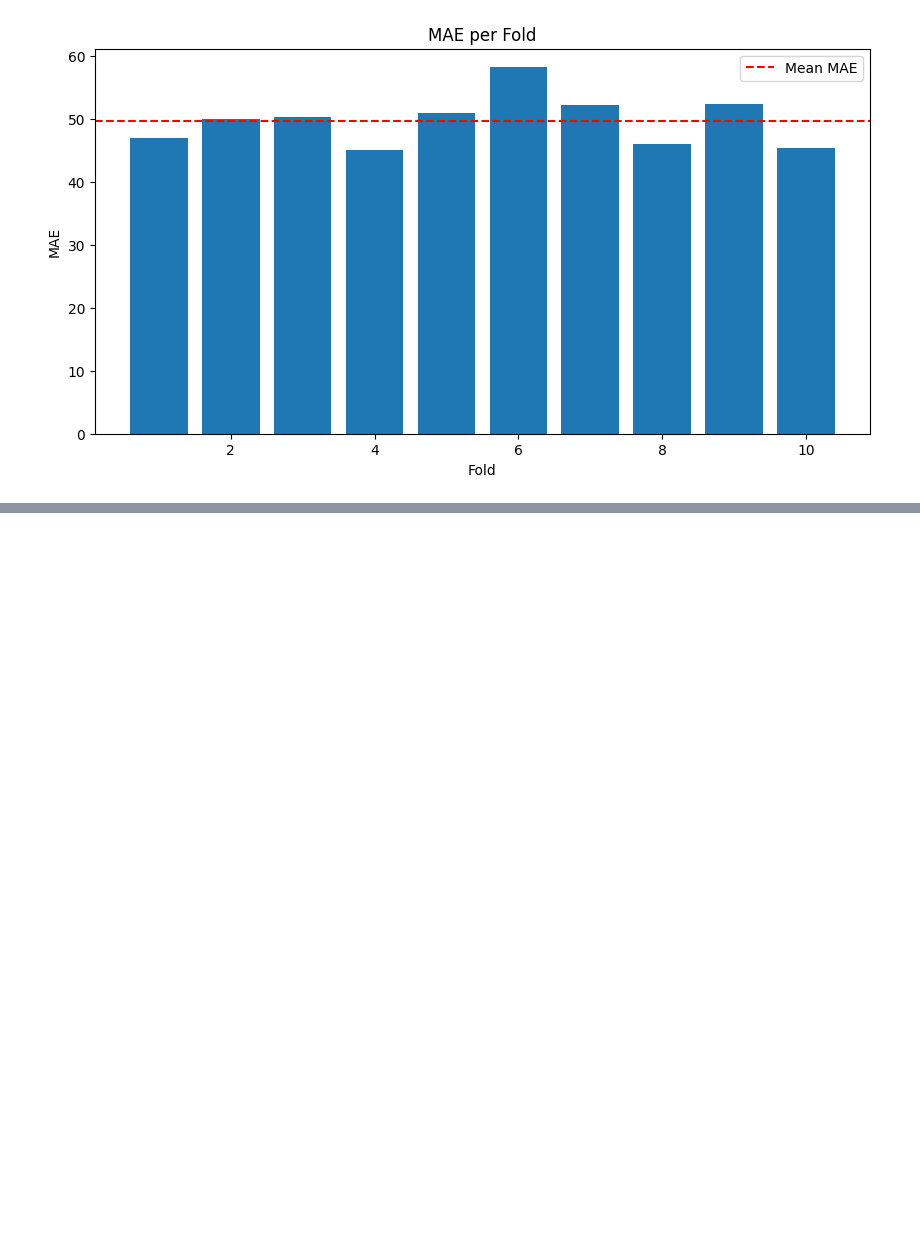
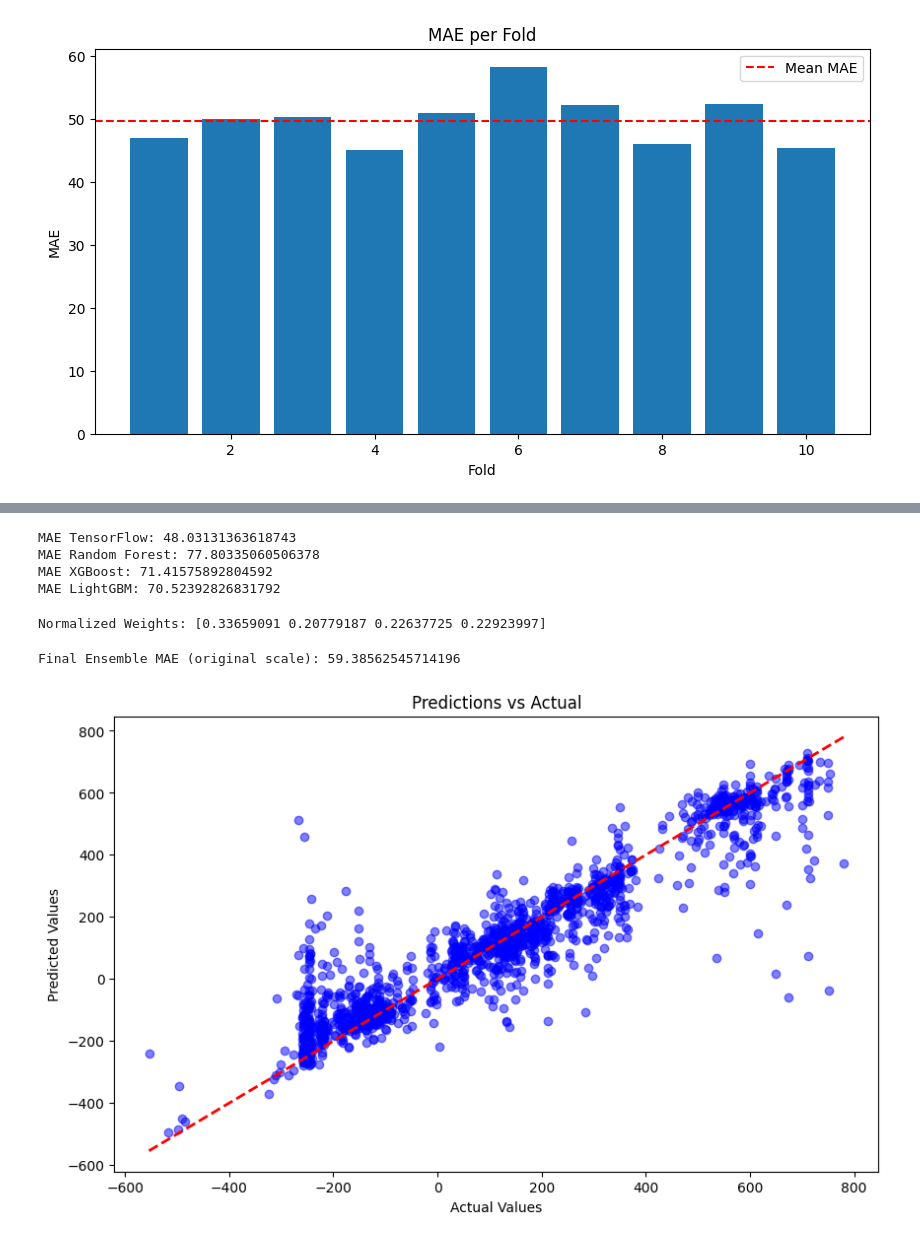
Before and after one commit to jack-stow/machine-learning-final, a Jupyter notebook: ancient_text_dater.ipynb, the cells around one changed output, grey strips where cells are left out. Drawn from its saved outputs; the diff is of its cells as text; code cells hidden in the pictures; blank space fills up the shorter version.

```diff
--- a/ancient_text_dater.ipynb
+++ b/ancient_text_dater.ipynb
@@ -1243,6 +1243,8 @@ Epoch 332/500
 54/54 [==============================] - 0s 3ms/step
 Mean Absolute Error: 48.058926824512916
 [figure]
+# %%
+model = load_model("date_predictor-nn.h5")
 # %%
 # Predict and inverse transform to get original scale
 y_pred_scaled = model.predict(X_test_scaled)  # Predict using the scaled test set
@@ -1409,0 +1439,65 @@ Epoch 278: val_loss improved from 0.04449 to 0.04444, saving model to date_predi
+# %%
+# Compute the MAE in the original scale
+mae_rf = mean_absolute_error(y_test, pred_rf)
+mae_xgb = mean_absolute_error(y_test, pred_xgb)
+mae_lgbm = mean_absolute_error(y_test, pred_lgbm)
+
+# Print the MAEs
+print(f"MAE TensorFlow: {mae_tf}")
+print(f"MAE Random Forest: {mae_rf}")
+print(f"MAE XGBoost: {mae_xgb}")
+print(f"MAE LightGBM: {mae_lgbm}")
+# %% [output]
+MAE TensorFlow: 48.03131363618743
+MAE Random Forest: 77.80335060506378
+MAE XGBoost: 71.41575892804592
+MAE LightGBM: 70.52392826831792
+# %%
+# Combine MAEs into an array
+maes = np.array([mae_tf, mae_rf, mae_xgb, mae_lgbm])
+
+# Calculate weights (inverse of MAE)
+weights = 1 / maes  # Lower MAE -> Higher weight
+
+# Normalize weights to sum to 1
+weights = weights / np.sum(weights)
+
+print(f"Normalized Weights: {weights}")
+# %% [output]
+Normalized Weights: [0.33659091 0.20779187 0.22637725 0.22923997]
+# %%
+# Ensure that predictions are 1D arrays
+pred_tf = pred_tf.flatten()
+pred_rf = pred_rf.flatten()
+pred_xgb = pred_xgb.flatten()
+pred_lgbm = pred_lgbm.flatten()
+
+# Weighted average ensemble
+final_predictions = (weights[0] * pred_tf +
+                     weights[1] * pred_rf +
+                     weights[2] * pred_xgb +
+                     weights[3] * pred_lgbm)
+
+# Ensure final_predictions is 1D
+final_predictions = final_predictions.flatten()
+
+# Compute MAE for the final ensemble model on the original scale
+mae_final = mean_absolute_error(y_test, final_predictions)
+print(f"Final Ensemble MAE (original scale): {mae_final}")
+# %% [output]
+Final Ensemble MAE (original scale): 59.38562545714196
+# %%
+import matplotlib.pyplot as plt
+import seaborn as sns
+import numpy as np
+
+# Prediction vs Actual (Scatter plot)
+plt.figure(figsize=(10, 6))
+plt.scatter(y_test, final_predictions, alpha=0.5, color='b')
+plt.plot([min(y_test), max(y_test)], [min(y_test), max(y_test)], 'r--', lw=2)
+plt.title("Predictions vs Actual")
+plt.xlabel("Actual Values")
+plt.ylabel("Predicted Values")
+plt.show()
+# %% [output]
+[figure, added]
```
Also changed, not shown: parts of 6 cells of this notebook.
